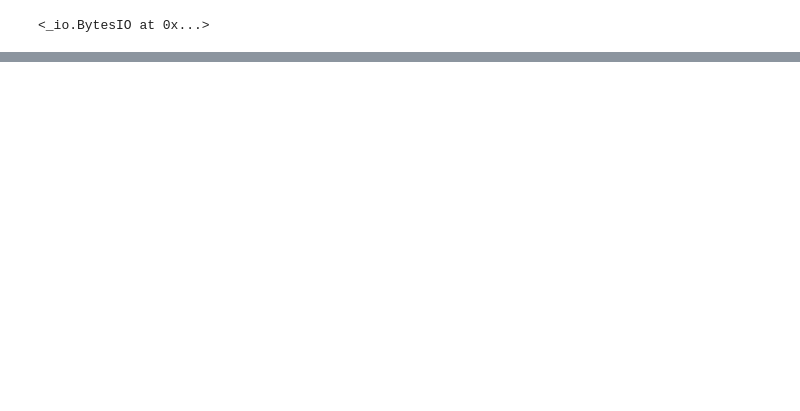
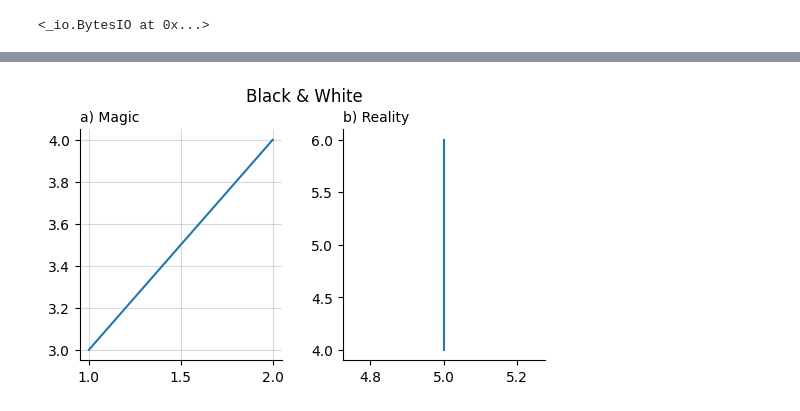
Before and after one commit to mschroen/figurex, a Jupyter notebook: examples.ipynb, the cells around one changed output, grey strips where cells are left out. Drawn from its saved outputs; the diff is of its cells as text; code cells hidden in the pictures; blank space fills up the shorter version.

```diff
--- a/examples.ipynb
+++ b/examples.ipynb
@@ -34,0 +63,13 @@ with Figure(layout=[[0,0,1],[2,3,1]], grid="xy"):
+# %%
+with Figure(
+    "Black & White",
+    layout=(1,2),
+    size=(6,3),
+    save="tests/out/figure.png"
+):
+    with Panel("a) Magic") as ax:
+        ax.plot([1,2],[3,4])
+    with Panel("b) Reality", grid="") as ax:
+        ax.plot([5,5],[6,4])
+# %% [output]
+[figure, added]
```
Also changed, not shown: parts of 6 cells of this notebook, 3 other files.
